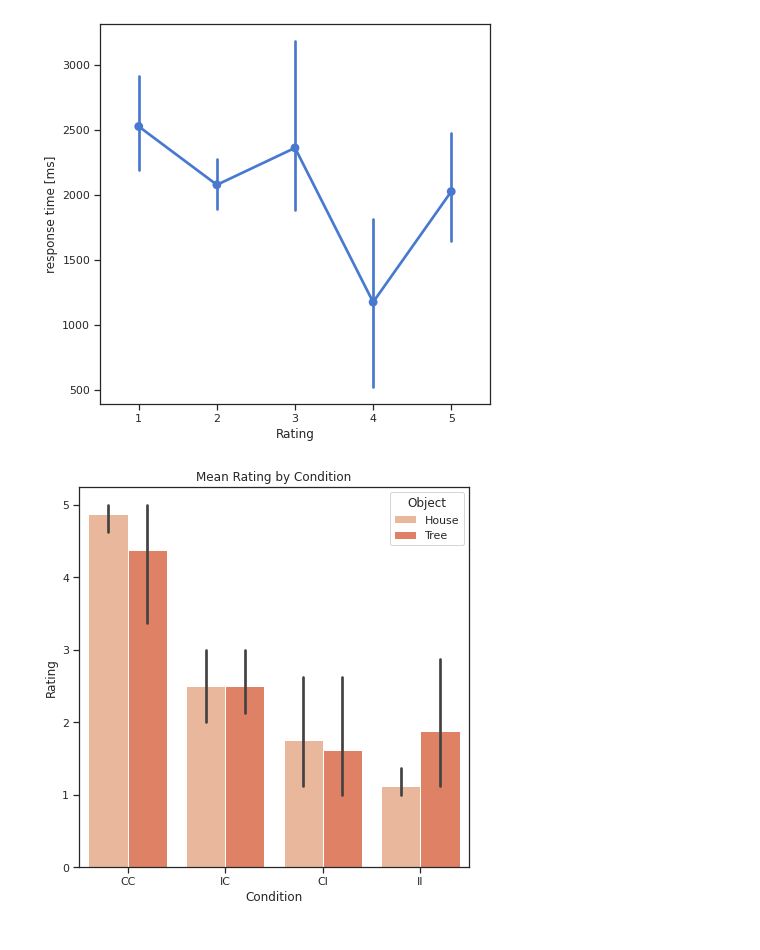
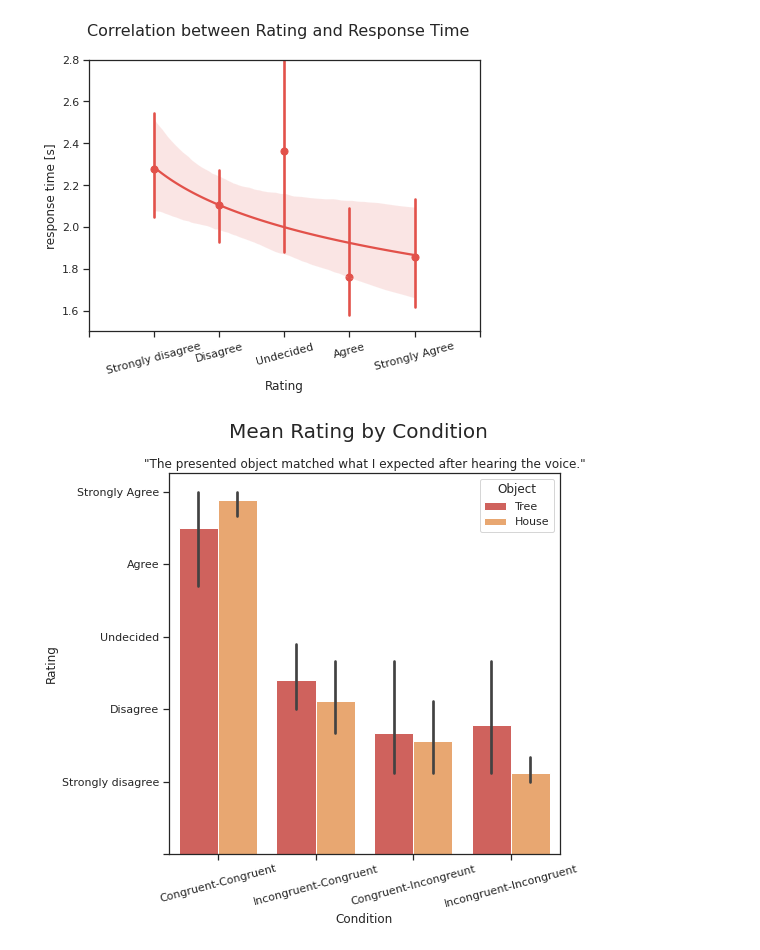
Before and after one commit to emc-vb/EEG-study, a Jupyter notebook: VR_EEG.ipynb, the cells around one changed output. Saved outputs shown, nothing was run; the diff lists cells and outputs as text; code cells hidden in the pictures.

```diff
--- a/VR_EEG.ipynb
+++ b/VR_EEG.ipynb
@@ -80,9 +88,0 @@ plt.show()
-# %%
-
-fig, ax = plt.subplots(nrows=1, ncols=1, figsize=(7,7))
-fig.suptitle('Mean Response Times per Condition', fontsize=16)
-sns.set_palette('rocket_r')
-
-sns.boxplot(x='Condition', y='ReactionTime', data=df)
-sns.swarmplot(x='Condition', y='ReactionTime', linewidth=1, color='black', data=df)
-ax.set(ylabel='response time [ms]')
@@ -96,23 +139,30 @@ In this section, we analyse the behavioural data (the rating). First, we will ch
 # %%
 # Was the response time correlated with the unexpectedness? =>not really, when undecided,RT was highest
 
-fig, ax= plt.subplots(nrows=1, ncols=1, figsize=(7,7))
+fig, ax= plt.subplots(nrows=1, ncols=1, figsize=(7,5))
+fig.suptitle('Correlation between Rating and Response Time', fontsize=16)
 
-sns.set(palette='muted', style='ticks',)
-ax = sns.pointplot(x='Rating', y='ReactionTime', data=df)
-ax.set(ylabel='response time [ms]')
+#ax = sns.pointplot(x="Rating", y="ReactionTime", hue = "Object", data=df)
+ax = sns.regplot(x="Rating", y="ReactionTime", data=df, x_estimator=np.mean, logx=True)
+ax.set(ylabel='response time [s]', ylim = (1.5,2.8), xlim =(0,6) )
+ax.set_xticklabels(['','Strongly disagree','Disagree','Undecided','Agree','Strongly Agree'])
+ax.set_xticklabels(ax.get_xticklabels(), rotation=15)
 
 plt.show()
 # %% [output]
-[figure, old version]
+[figure, new version]
 # %%
 # Was the Rating correlated to the condition? =>Yes
 
 fig, ax= plt.subplots(nrows=1, ncols=1, figsize=(7,7))
-sns.set(palette='rocket_r', style='ticks',)
+fig.suptitle('Mean Rating by Condition', fontsize=20)
+sns.set(palette='Spectral', style='ticks')
 ax = sns.barplot(data=df, x="Condition", y="Rating", hue = "Object", order = df.groupby("Condition")["Rating"].sum().sort_values(ascending=False).index.values)
-ax.set(title='Mean Rating by Condition')
+ax.set(title='"The presented object matched what I expected after hearing the voice."')
+ax.set_yticklabels(['','Strongly disagree','Disagree','Undecided','Agree','Strongly Agree'])
+ax.set_xticklabels(['Congruent-Congruent','Incongruent-Congruent','Congruent-Incongreunt','Incongruent-Incongruent'])
+ax.set_xticklabels(ax.get_xticklabels(), rotation=15)
 
 plt.show()
 # %% [output]
-[figure, old version]
+[figure, new version]
```
Also changed, not shown: parts of 13 cells of this notebook.
